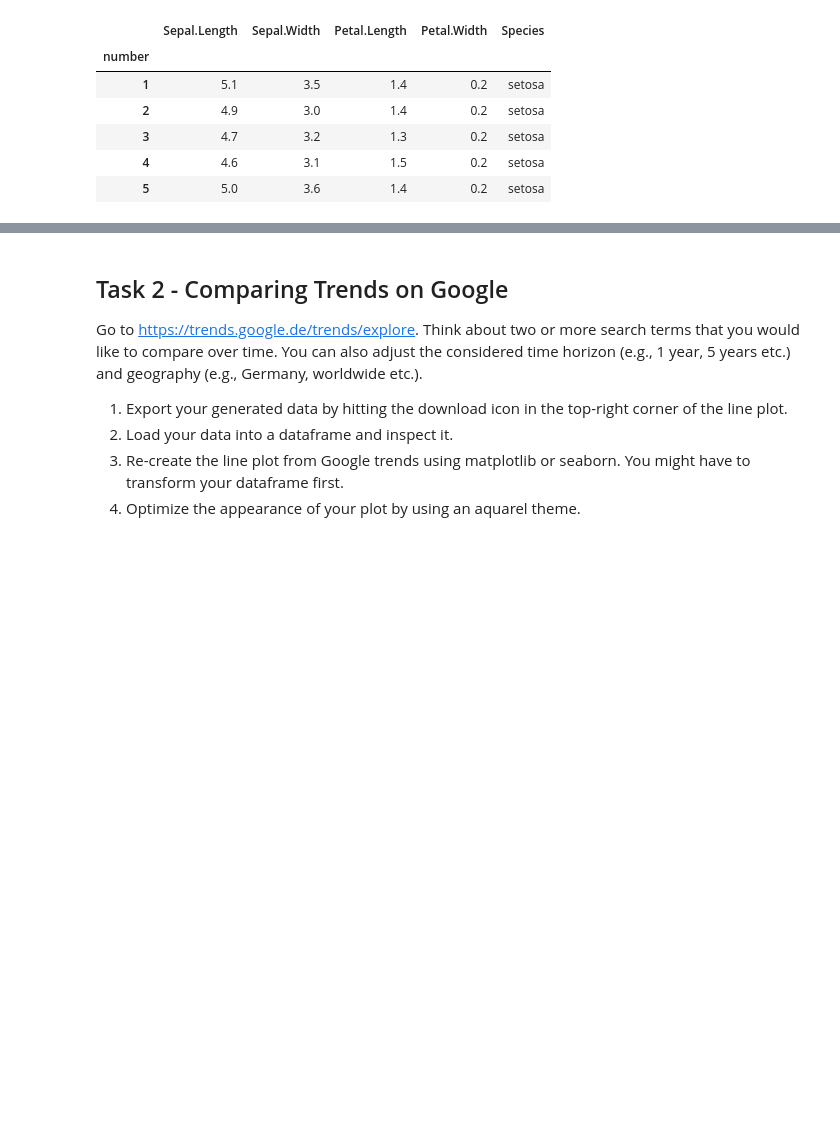
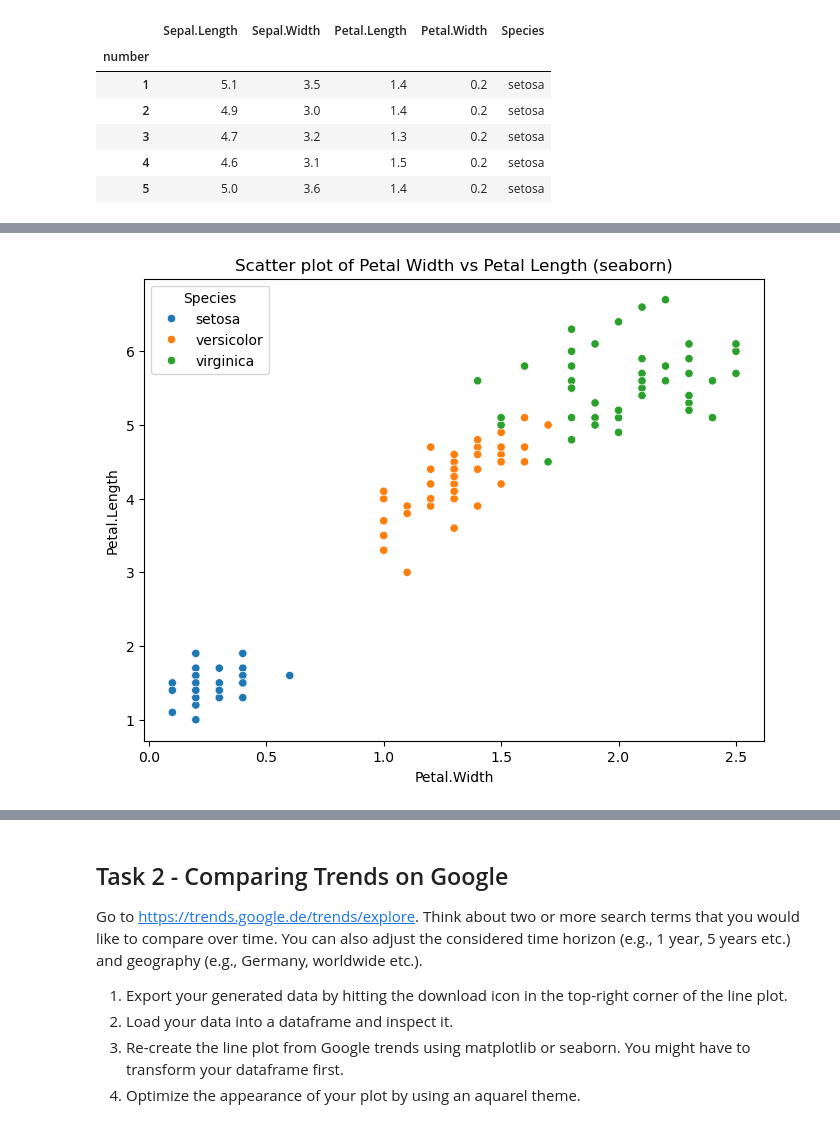
Before and after one commit to mrogache/AA_2025, a Jupyter notebook: Workshop_04/W4_coding_challenge_pre.ipynb, the cells around one changed output, grey strips where cells are left out. Drawn from its saved outputs; the diff is of its cells as text; code cells hidden in the pictures; blank space fills up the shorter version.

```diff
--- a/Workshop_04/W4_coding_challenge_pre.ipynb
+++ b/Workshop_04/W4_coding_challenge_pre.ipynb
@@ -58,0 +59,8 @@ Iris_set.isnull()
+# %%
+#2
+plt.figure(figsize=(8,6))
+sns.scatterplot(data=iris, x='Petal.Width', y='Petal.Length', hue='Species')
+plt.title('Scatter plot of Petal Width vs Petal Length (seaborn)')
+plt.show()
+# %% [output]
+[figure, added]
```
Also changed, not shown: parts of 3 cells of this notebook.
